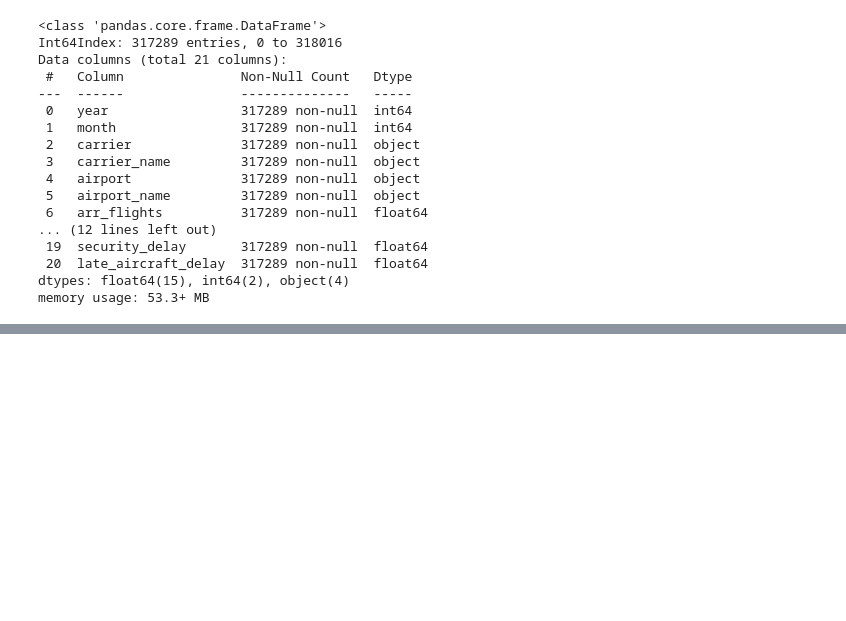
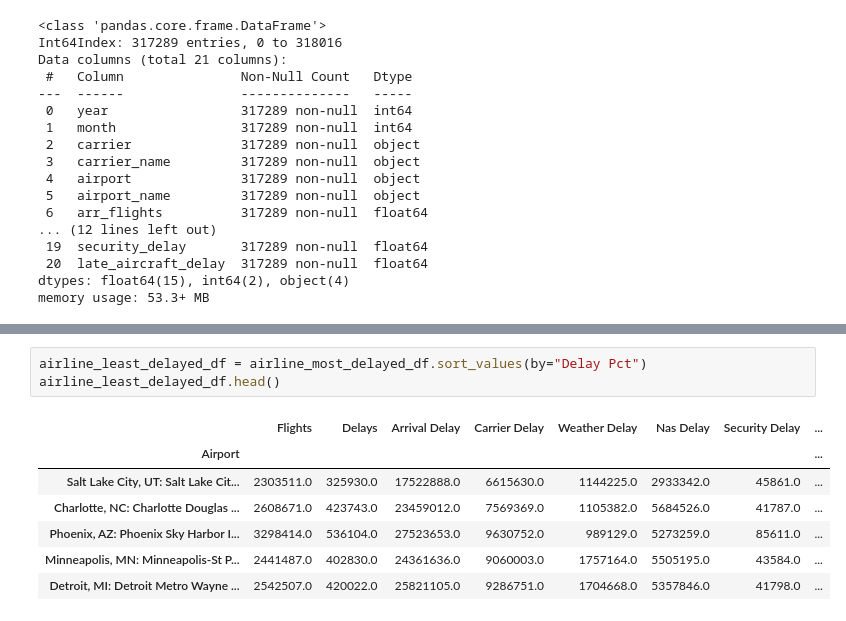
Before and after one commit to CFreeman04/Project_1, a Jupyter notebook: Project.ipynb, the cells around one changed output, grey strips where cells are left out. Drawn from its saved outputs; the diff is of its cells as text; blank space fills up the shorter version.

```diff
--- a/Project.ipynb
+++ b/Project.ipynb
@@ -67,0 +178,11 @@ airline_clean_df2 = airline_df[airline_df[["year","month"]].duplicated()]
+# %%
+airline_least_delayed_df = airline_most_delayed_df.sort_values(by="Delay Pct")
+airline_least_delayed_df.head()
+# %% [output]
+|  | Flights | Delays | Arrival Delay | Carrier Delay | Weather Delay | Nas Delay | Security Delay | ... |
+| Airport |  |  |  |  |  |  |  | ... |
+| Salt Lake City, UT: Salt Lake Cit... | 2303511.0 | 325930.0 | 17522888.0 | 6615630.0 | 1144225.0 | 2933342.0 | 45861.0 | ... |
+| Charlotte, NC: Charlotte Douglas ... | 2608671.0 | 423743.0 | 23459012.0 | 7569369.0 | 1105382.0 | 5684526.0 | 41787.0 | ... |
+| Phoenix, AZ: Phoenix Sky Harbor I... | 3298414.0 | 536104.0 | 27523653.0 | 9630752.0 | 989129.0 | 5273259.0 | 85611.0 | ... |
+| Minneapolis, MN: Minneapolis-St P... | 2441487.0 | 402830.0 | 24361636.0 | 9060003.0 | 1757164.0 | 5505195.0 | 43584.0 | ... |
+| Detroit, MI: Detroit Metro Wayne ... | 2542507.0 | 420022.0 | 25821105.0 | 9286751.0 | 1704668.0 | 5357846.0 | 41798.0 | ... |
```
Also changed, not shown: parts of 10 cells of this notebook, 1 other file.
